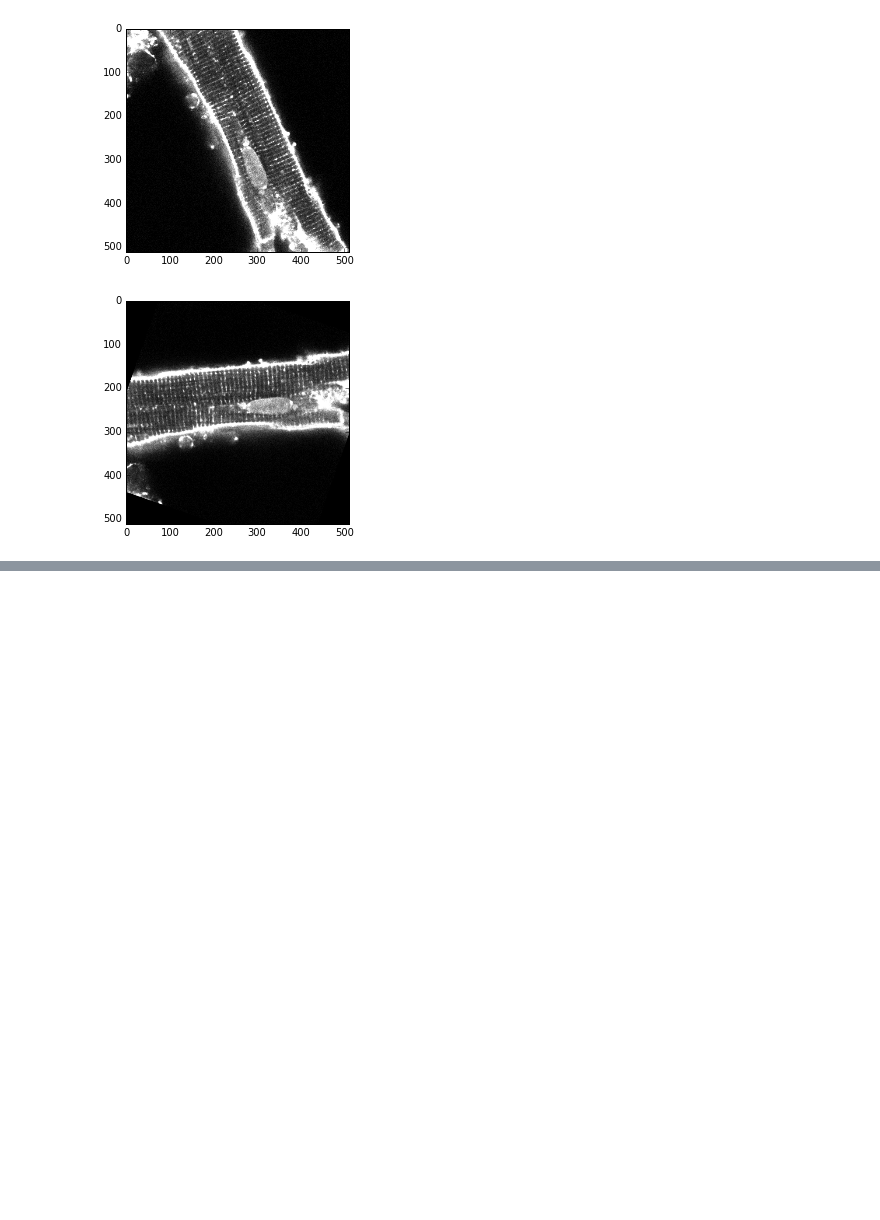
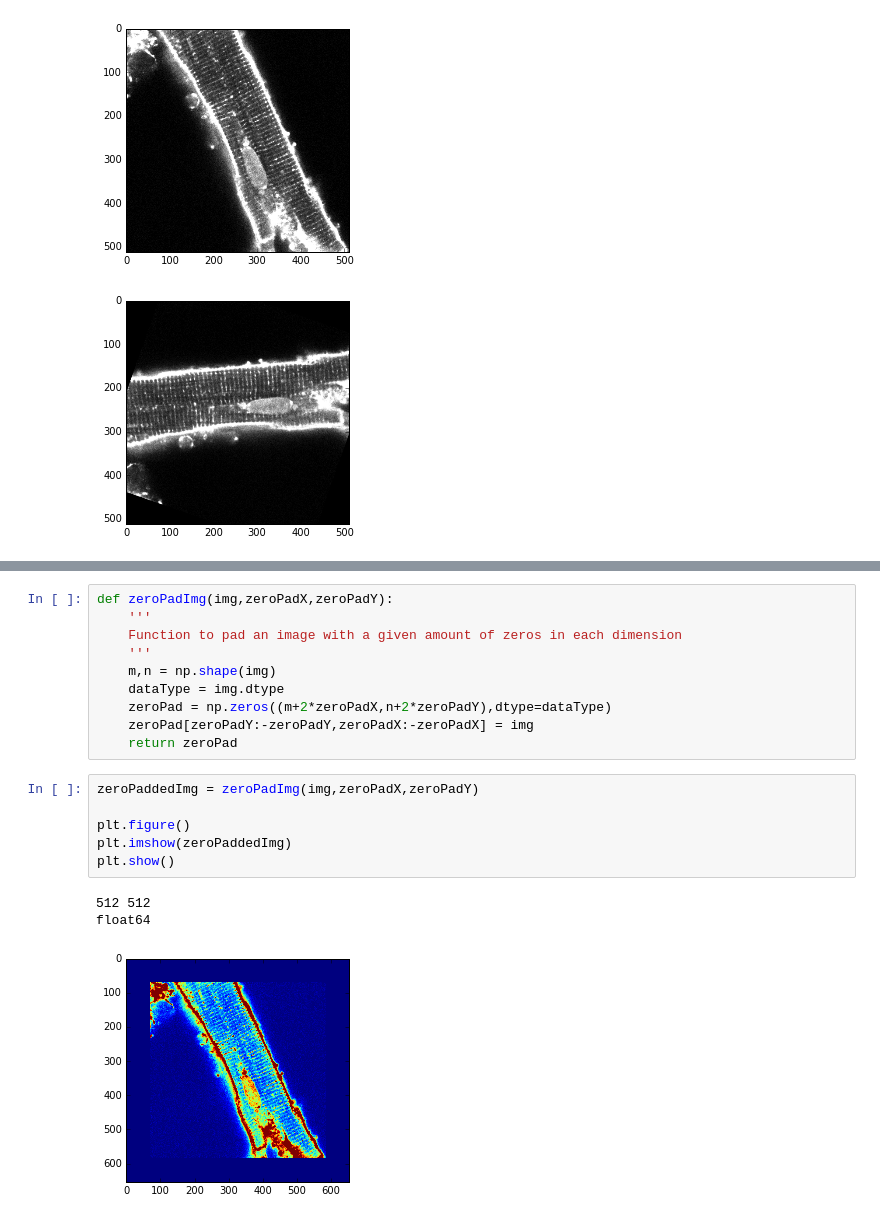
Before and after one commit to huskeypm/gpu_detect, a Jupyter notebook: reorientationFromSubsection.ipynb, the cells around one changed output, grey strips where cells are left out. Drawn from its saved outputs; the diff is of its cells as text; blank space fills up the shorter version.

Commit message:
Automated rotation of images in preprocessing routine

```diff
--- a/reorientationFromSubsection.ipynb
+++ b/reorientationFromSubsection.ipynb
@@ -206,0 +249,20 @@ plt.show()
+# %%
+def zeroPadImg(img,zeroPadX,zeroPadY):
+    '''
+    Function to pad an image with a given amount of zeros in each dimension
+    '''
+    m,n = np.shape(img)
+    dataType = img.dtype
+    zeroPad = np.zeros((m+2*zeroPadX,n+2*zeroPadY),dtype=dataType)
+    zeroPad[zeroPadY:-zeroPadY,zeroPadX:-zeroPadX] = img
+    return zeroPad
+# %%
+zeroPaddedImg = zeroPadImg(img,zeroPadX,zeroPadY)
+
+plt.figure()
+plt.imshow(zeroPaddedImg)
+plt.show()
+# %% [output]
+512 512
+float64
+[figure, added]
```
Also changed, not shown: parts of 10 cells of this notebook, 1 other file.
